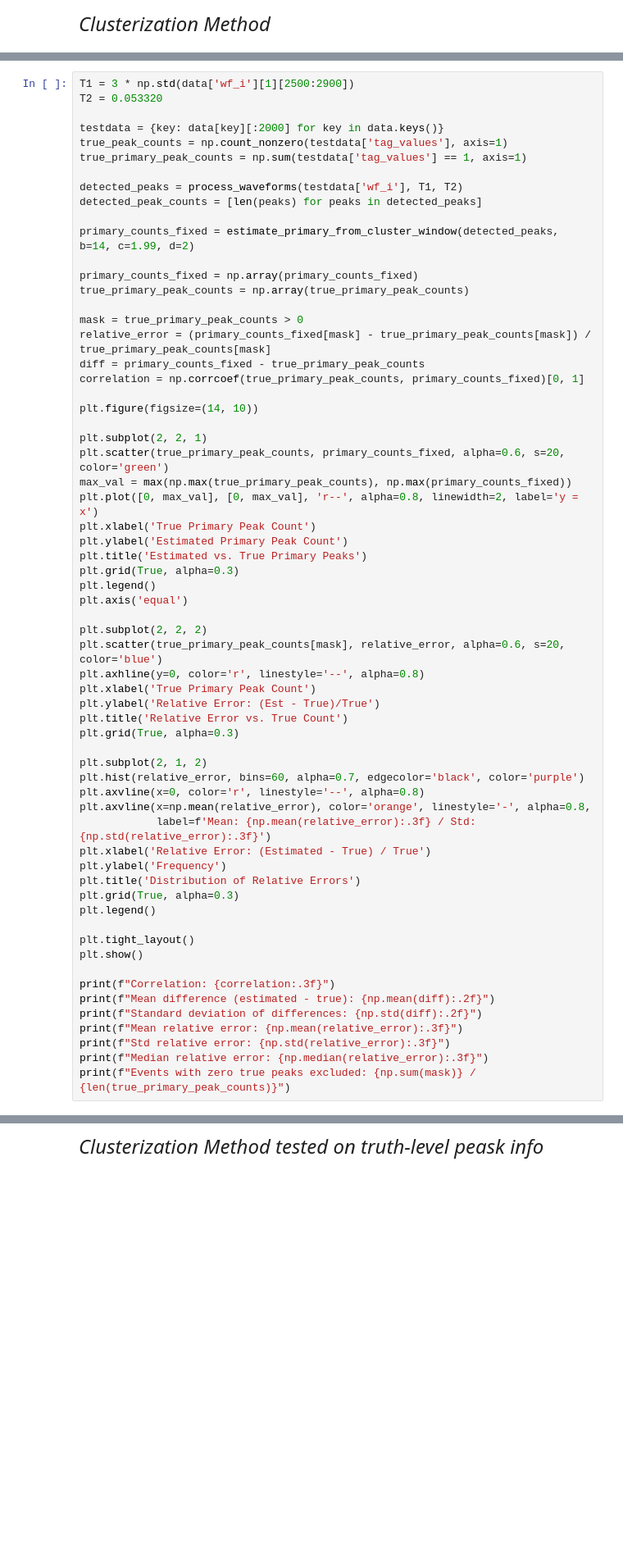
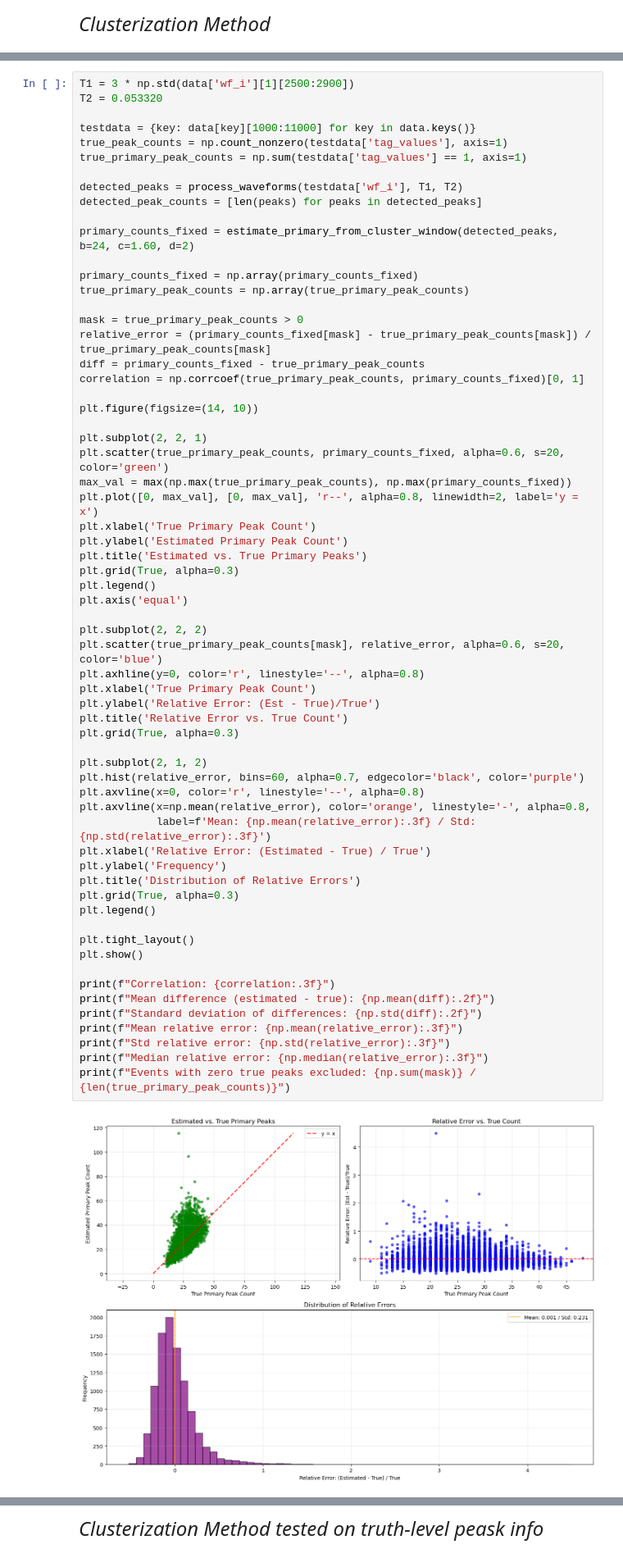
Before and after one commit to Liangyu5wu/Drift_chamber_ml, a Jupyter notebook: alt_CEPC/D2algorithm.ipynb, the cells around one changed output, grey strips where cells are left out. Shown at 82% size. Drawn from its saved outputs; the diff is of its cells as text; blank space fills up the shorter version.

```diff
--- a/alt_CEPC/D2algorithm.ipynb
+++ b/alt_CEPC/D2algorithm.ipynb
@@ -1148,14 +1148,14 @@ Best std min at b=99, c=0.5, d=1 → mean = -0.5892, std = 0.0867
 T1 = 3 * np.std(data['wf_i'][1][2500:2900])
 T2 = 0.053320
 
-testdata = {key: data[key][:2000] for key in data.keys()}
+testdata = {key: data[key][1000:11000] for key in data.keys()}
 true_peak_counts = np.count_nonzero(testdata['tag_values'], axis=1)
 true_primary_peak_counts = np.sum(testdata['tag_values'] == 1, axis=1)
 
 detected_peaks = process_waveforms(testdata['wf_i'], T1, T2)
 detected_peak_counts = [len(peaks) for peaks in detected_peaks]
 
-primary_counts_fixed = estimate_primary_from_cluster_window(detected_peaks, b=14, c=1.99, d=2)
+primary_counts_fixed = estimate_primary_from_cluster_window(detected_peaks, b=24, c=1.60, d=2)
 
 primary_counts_fixed = np.array(primary_counts_fixed)
 true_primary_peak_counts = np.array(true_primary_peak_counts)
@@ -1180,30 +1180,32 @@ plt.axis('equal')
 
 plt.subplot(2, 2, 2)
 plt.scatter(true_primary_peak_counts[mask], relative_error, alpha=0.6, s=20, color='blue')
 plt.axhline(y=0, color='r', linestyle='--', alpha=0.8)
 plt.xlabel('True Primary Peak Count')
 plt.ylabel('Relative Error: (Est - True)/True')
 plt.title('Relative Error vs. True Count')
 plt.grid(True, alpha=0.3)
 
 plt.subplot(2, 1, 2)
 plt.hist(relative_error, bins=60, alpha=0.7, edgecolor='black', color='purple')
 plt.axvline(x=0, color='r', linestyle='--', alpha=0.8)
 plt.axvline(x=np.mean(relative_error), color='orange', linestyle='-', alpha=0.8,
             label=f'Mean: {np.mean(relative_error):.3f} / Std: {np.std(relative_error):.3f}')
 plt.xlabel('Relative Error: (Estimated - True) / True')
 plt.ylabel('Frequency')
 plt.title('Distribution of Relative Errors')
 plt.grid(True, alpha=0.3)
 plt.legend()
 
 plt.tight_layout()
 plt.show()
 
 print(f"Correlation: {correlation:.3f}")
 print(f"Mean difference (estimated - true): {np.mean(diff):.2f}")
 print(f"Standard deviation of differences: {np.std(diff):.2f}")
 print(f"Mean relative error: {np.mean(relative_error):.3f}")
 print(f"Std relative error: {np.std(relative_error):.3f}")
 print(f"Median relative error: {np.median(relative_error):.3f}")
 print(f"Events with zero true peaks excluded: {np.sum(mask)} / {len(true_primary_peak_counts)}")
+# %% [output]
+[figure, added]
```
Also changed, not shown: parts of 6 cells of this notebook.
